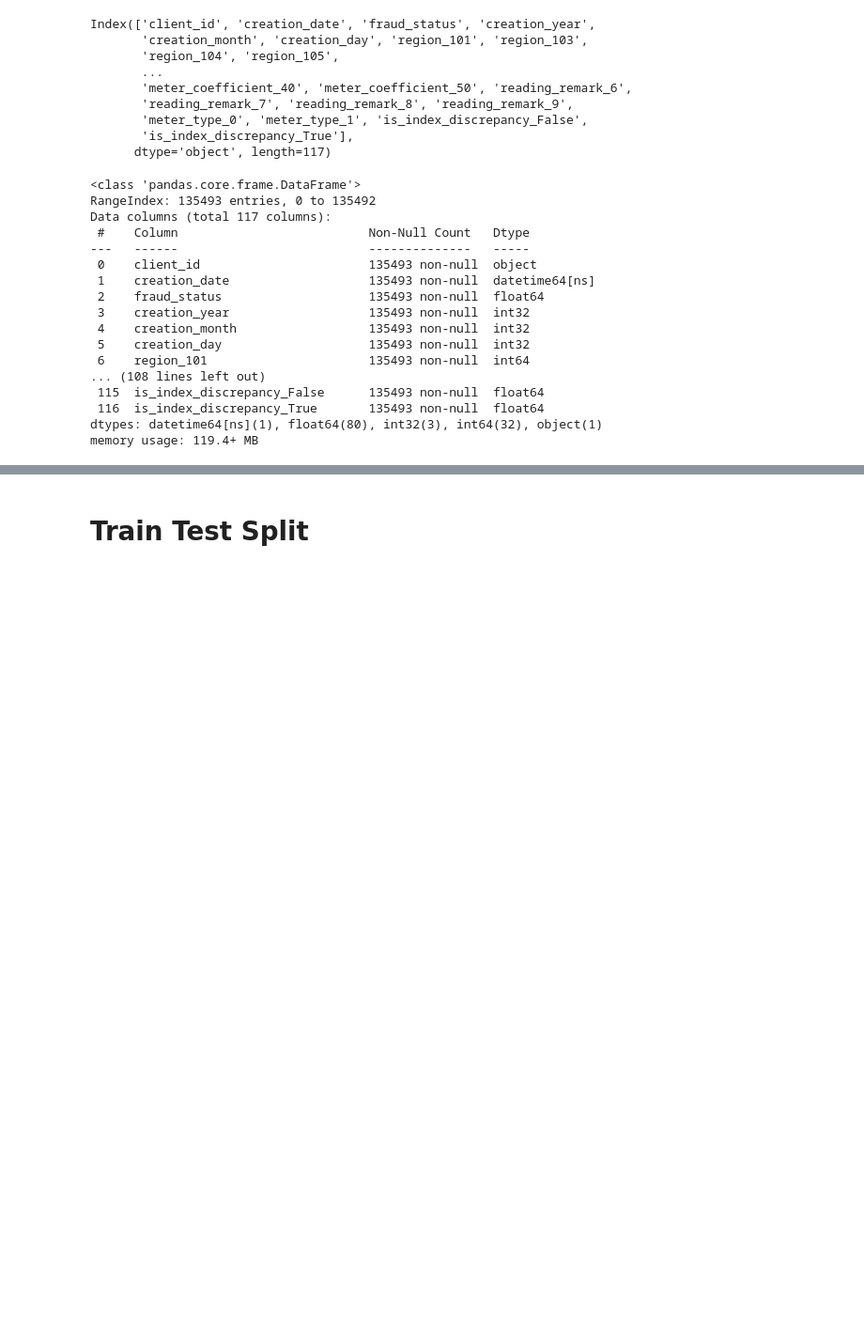
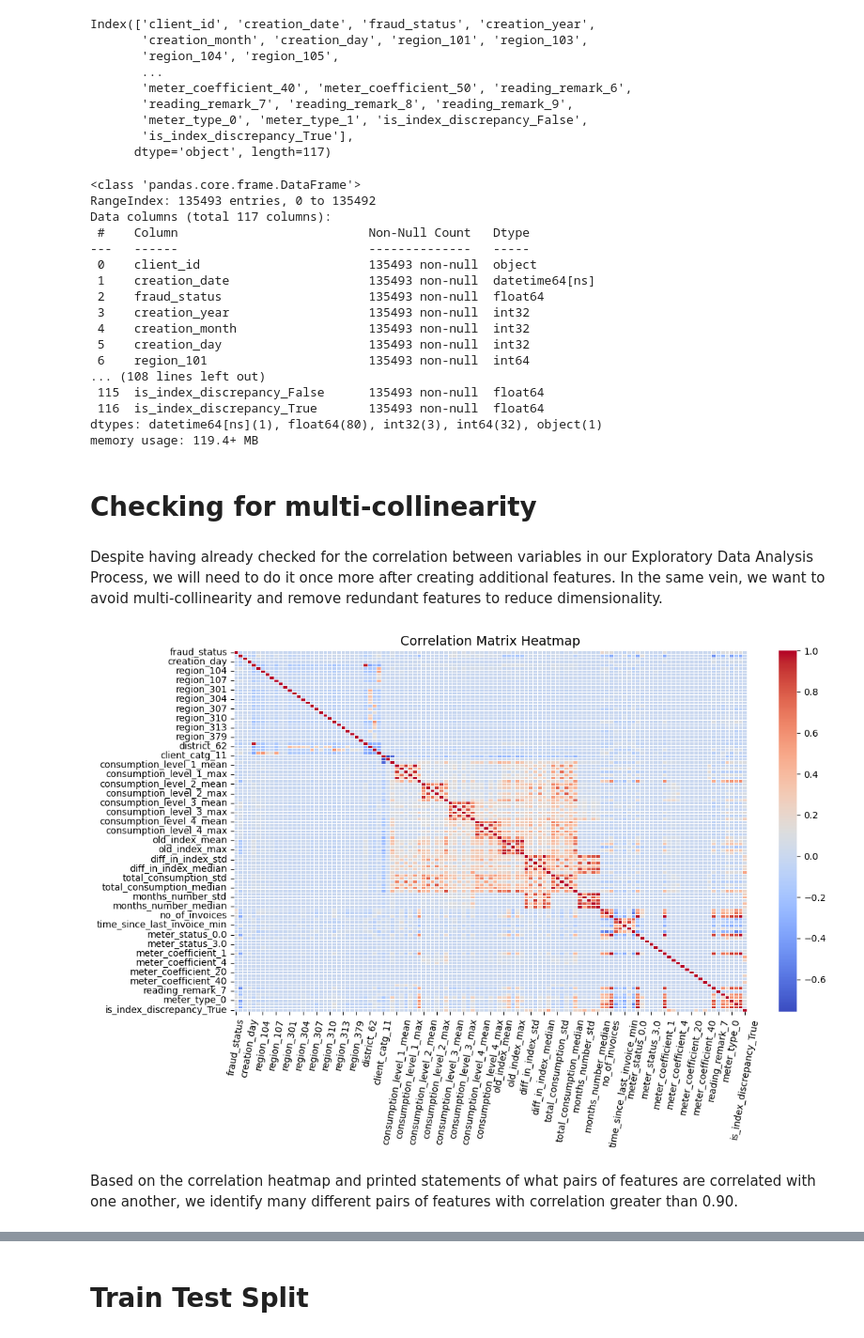
Before and after one commit to bernisschow/CS3244-Fraud-Detection-in-Electricity-and-Gas-Consumption, a Jupyter notebook: resampling.ipynb, the cells around one changed output, grey strips where cells are left out. Shown at 94% size. Cells and saved outputs as stored; diff of their text form; code cells hidden in the pictures; blank space fills up the shorter version.

Commit message:
annotated resampling notebook

```diff
--- a/resampling.ipynb
+++ b/resampling.ipynb
@@ -222,3 +253,33 @@ Data columns (total 117 columns):
  116  is_index_discrepancy_True       135493 non-null  float64
 dtypes: datetime64[ns](1), float64(80), int32(3), int64(32), object(1)
 memory usage: 119.4+ MB
+# %% [markdown]
+# Checking for multi-collinearity
+# %% [markdown]
+Despite having already checked for the correlation between variables in our Exploratory Data Analysis Process, we will need to do it once more after creating additional features. In the same vein, we want to avoid multi-collinearity and remove redundant features to reduce dimensionality.
+# %%
+corr_pearson = final_dataset.drop(['client_id', 'creation_date'], axis = 1).corr(method='pearson')
+
+plt.figure(figsize=(12, 8))  # Adjust the figure size if needed
+
+# Create the heatmap
+heatmap = sns.heatmap(
+    corr_pearson,
+    annot=False,  # Show correlation values
+    # fmt=".2f",   # Format the correlation values to 2 decimal places
+    cmap="coolwarm",  # Color scheme
+    linewidths=0.5,  # Add lines between cells
+    cbar=True  # Show the color bar
+)
+
+# Add title and adjust label font sizes
+plt.title('Correlation Matrix Heatmap', fontsize=14)
+plt.xticks(fontsize=10, rotation=80)  # Rotate x-axis labels for better visibility
+plt.yticks(fontsize=10, rotation=0)
+plt.tight_layout()  # Automatically adjust layout to prevent overlap
+
+plt.show()
+# %% [output]
+[figure, added]
+# %% [markdown]
+Based on the correlation heatmap and printed statements of what pairs of features are correlated with one another, we identify many different pairs of features with correlation greater than 0.90.
```
Also changed, not shown: parts of 19 cells of this notebook.
